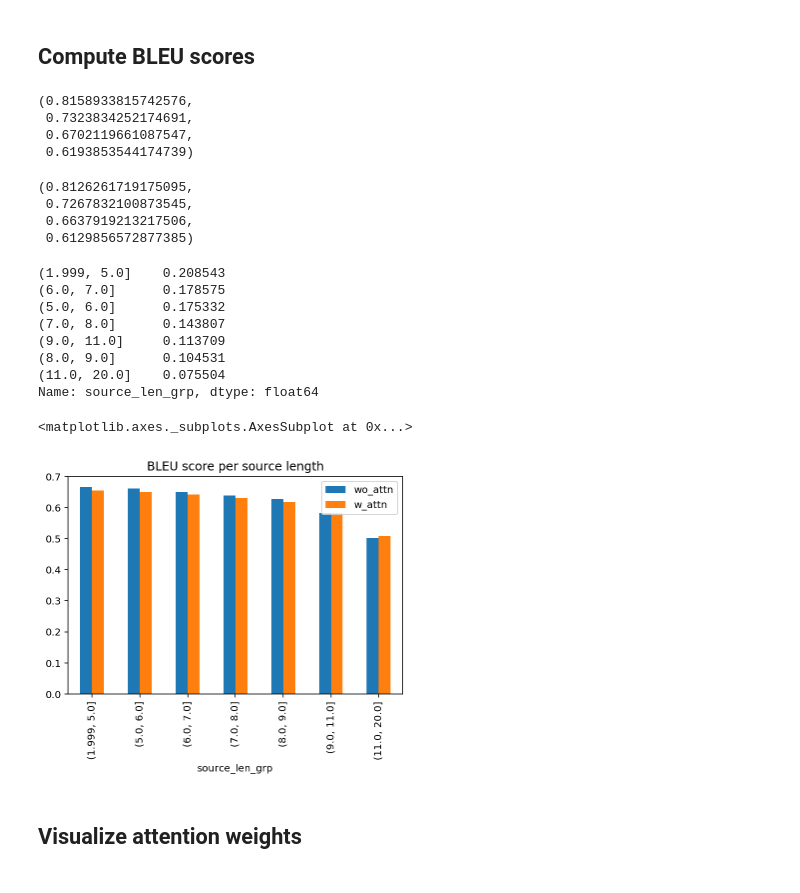
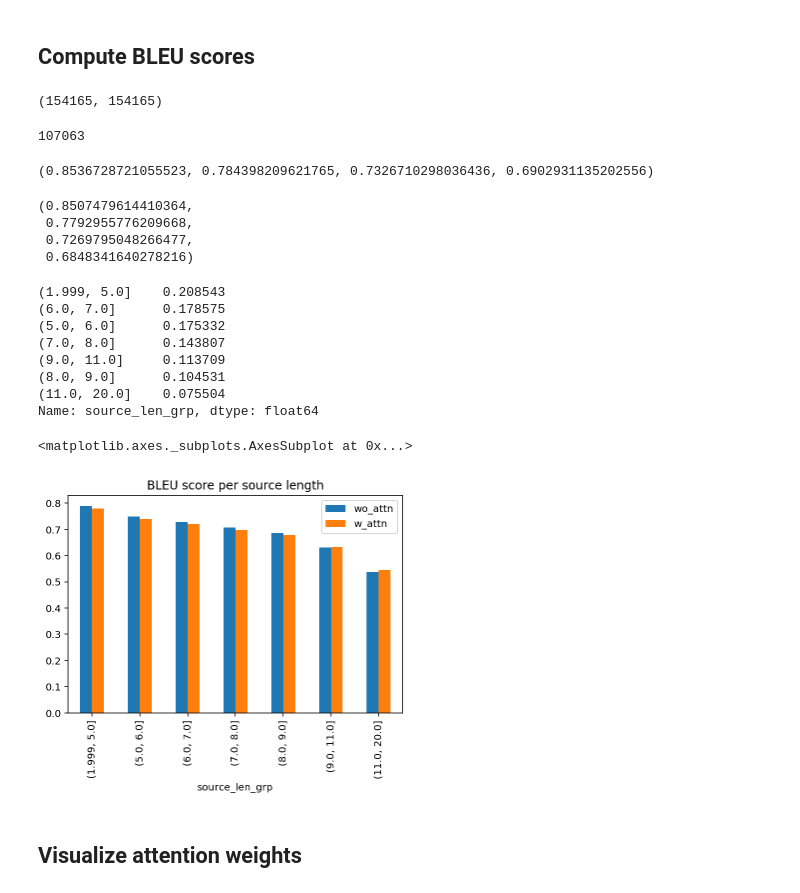
Before and after one commit to Runze/seq2seq-translation-attention, a Jupyter notebook: translate-keras.ipynb, the cells around one changed output. Cells and saved outputs as stored; diff of their text form; code cells hidden in the pictures.

Commit message:
Add multiple references in computing BLEU.

```diff
--- a/translate-keras.ipynb
+++ b/translate-keras.ipynb
@@ -876,6 +876,25 @@ y_val_true_vs_pred_samp.head()
 y_val_true_vs_pred_samp.to_csv(os.path.join(data_path, 'translate-true_vs_pred_samp.csv'), index=False, encoding='utf-8')
 # %% [markdown]
 ## Compute BLEU scores
+# %%
+# Consolidate references
+# (Because in our dataset, one source can have multiple targets)
+X = list(X_trn) + list(X_val)
+y = list(y_trn) + list(y_val)
+
+X = [' '.join(s) for s in X]
+y = [' '.join(s) for s in y]
+
+len(X), len(y)
+# %% [output]
+(154165, 154165)
+# %%
+ref_dict = defaultdict(list)
+for source, target in zip(X, y):
+    ref_dict[source].append(target)
+len(ref_dict)
+# %% [output]
+107063
 # %%
 # Compute corpus-level BLEU score
 def compute_corpus_bleu(references, candidates):
@@ -894,20 +913,17 @@ def compute_corpus_bleu(references, candidates):
     return bleu_1, bleu_2, bleu_3, bleu_4
 # %%
 # Without attention
-compute_corpus_bleu([[' '.join(ref)] for ref in y_val], y_val_pred_wo_attn)
+compute_corpus_bleu([ref_dict[' '.join(x)] for x in X_val], y_val_pred_wo_attn)
 # %% [output]
-(0.8158933815742576,
- 0.7323834252174691,
- 0.6702119661087547,
- 0.6193853544174739)
+(0.8536728721055523, 0.784398209621765, 0.7326710298036436, 0.6902931135202556)
 # %%
 # With attention
-compute_corpus_bleu([[' '.join(ref)] for ref in y_val], y_val_pred_w_attn)
+compute_corpus_bleu([ref_dict[' '.join(x)] for x in X_val], y_val_pred_w_attn)
 # %% [output]
-(0.8126261719175095,
- 0.7267832100873545,
- 0.6637919213217506,
- 0.6129856572877385)
+(0.8507479614410364,
+ 0.7792955776209668,
+ 0.7269795048266477,
+ 0.6848341640278216)
 # %%
 # Compute BLEU by sentence length
 y_val_true_vs_pred['source_len'] = y_val_true_vs_pred['source'].str.split().str.len()
@@ -923,18 +939,18 @@ y_val_true_vs_pred['source_len_grp'].value_counts(normalize=True)
 (11.0, 20.0]    0.075504
 Name: source_len_grp, dtype: float64
 # %%
-def compute_corpus_bleu_using_df(references, candidates):
-    references = [[ref] for ref in references.tolist()]
+def compute_corpus_bleu_using_df(sources, candidates):
+    references = [ref_dict[source] for source in sources.tolist()]
     return compute_corpus_bleu(references, candidates)
 
-bleu_by_len_wo_attn = y_val_true_vs_pred.groupby('source_len_grp').apply(lambda grp: compute_corpus_bleu_using_df(grp['true_target'], grp['pred_wo_attn'])[-1])
-bleu_by_len_w_attn = y_val_true_vs_pred.groupby('source_len_grp').apply(lambda grp: compute_corpus_bleu_using_df(grp['true_target'], grp['pred_w_attn'])[-1])
+bleu_by_len_wo_attn = y_val_true_vs_pred.groupby('source_len_grp').apply(lambda grp: compute_corpus_bleu_using_df(grp['source'], grp['pred_wo_attn'])[-1])
+bleu_by_len_w_attn = y_val_true_vs_pred.groupby('source_len_grp').apply(lambda grp: compute_corpus_bleu_using_df(grp['source'], grp['pred_w_attn'])[-1])
 
 # Combine and visualize
 pd.DataFrame(bleu_by_len_wo_attn, columns=['wo_attn']).join(pd.DataFrame(bleu_by_len_w_attn, columns=['w_attn'])).plot(kind='bar', title='BLEU score per source length')
 # %% [output]
 <matplotlib.axes._subplots.AxesSubplot at 0x...>
-[figure, old version]
+[figure, new version]
 # %% [markdown]
 ## Visualize attention weights
 # %%
```
Also changed, not shown: 1 other file.
